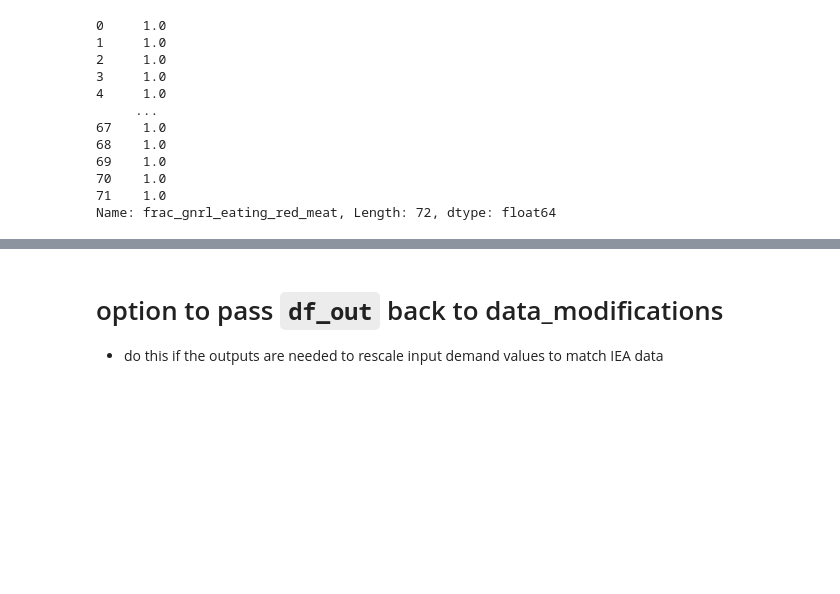
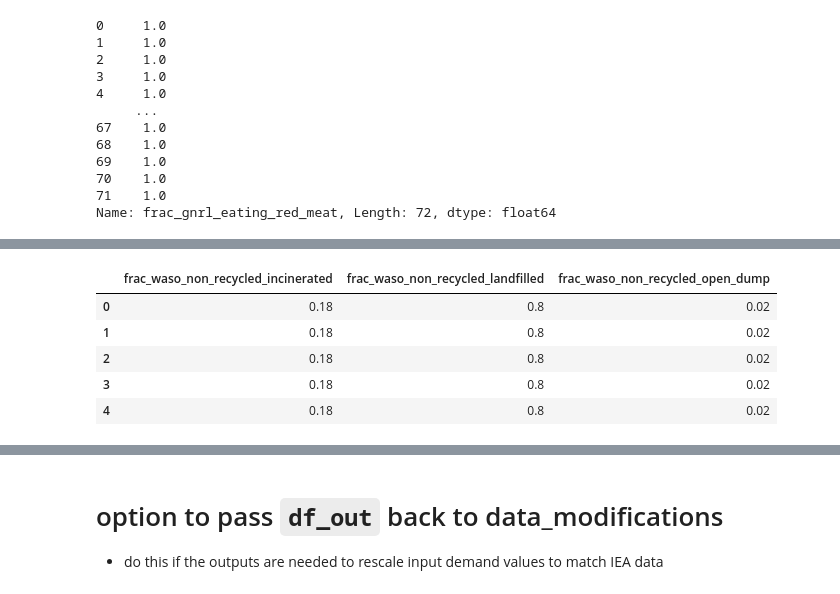
Before and after one commit to JuanRobledo12/sisepuede_region_nbs_tony_ver, a Jupyter notebook: croatia/croatia_manager_wb.ipynb, the cells around one changed output, grey strips where cells are left out. Drawn from its saved outputs; the diff is of its cells as text; code cells hidden in the pictures; blank space fills up the shorter version.

```diff
--- a/croatia/croatia_manager_wb.ipynb
+++ b/croatia/croatia_manager_wb.ipynb
@@ -636,4 +636,11 @@ df_in[df_in.time_period == 5][['time_period'] + [col for col in df_in.columns if
 | 5 | 5 | 0.0 | 423000.0 | 423000.0 | 11989000.0 | ... |
 | 41 | 5 | 0.0 | 423000.0 | 423000.0 | 11989000.0 | ... |
 # %%
-df_in
+df_in[df_in.primary_id == 0][['frac_waso_non_recycled_incinerated', 'frac_waso_non_recycled_landfilled', 'frac_waso_non_recycled_open_dump']].head()
+# %% [output]
+|  | frac_waso_non_recycled_incinerated | frac_waso_non_recycled_landfilled | frac_waso_non_recycled_open_dump |
+| 0 | 0.18 | 0.8 | 0.02 |
+| 1 | 0.18 | 0.8 | 0.02 |
+| 2 | 0.18 | 0.8 | 0.02 |
+| 3 | 0.18 | 0.8 | 0.02 |
+| 4 | 0.18 | 0.8 | 0.02 |
```
Also changed, not shown: parts of 10 cells of this notebook, 22 other files.
